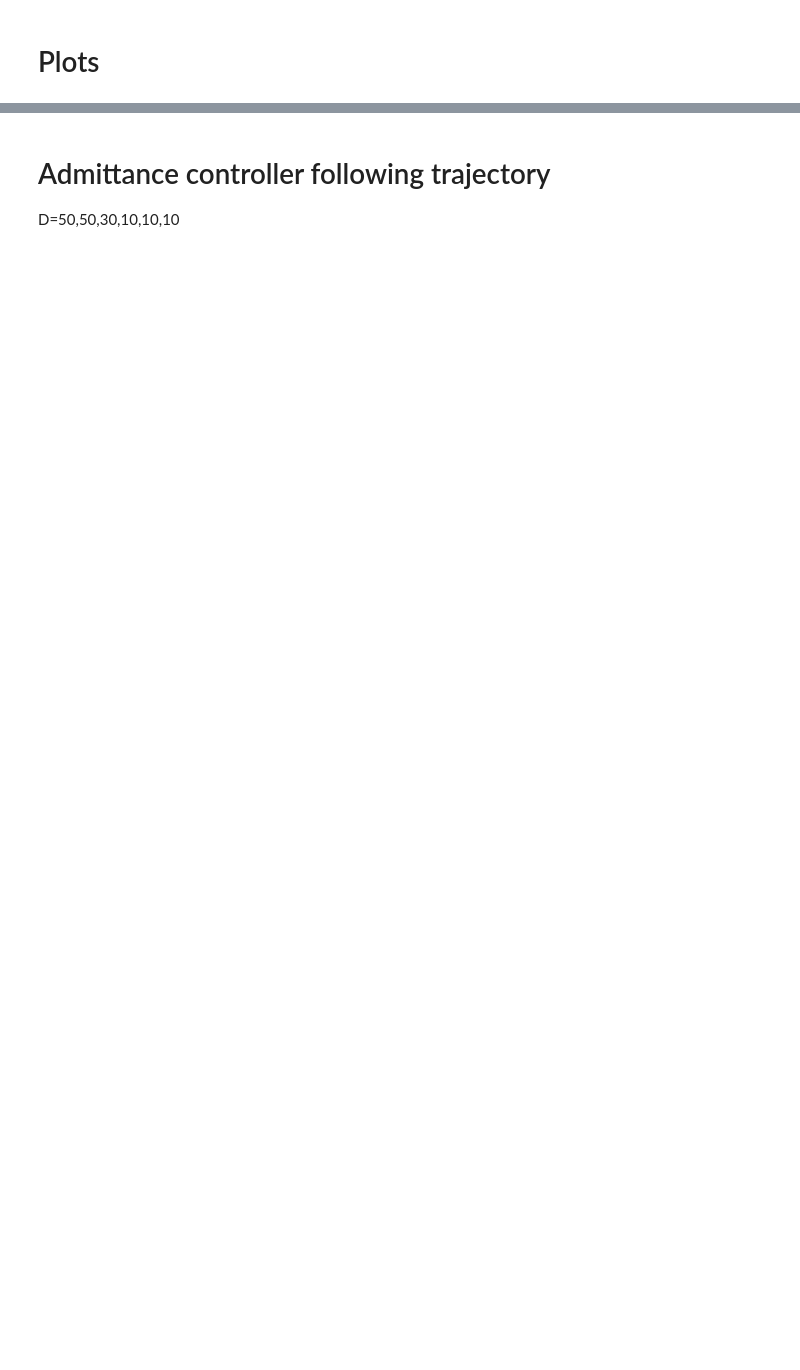
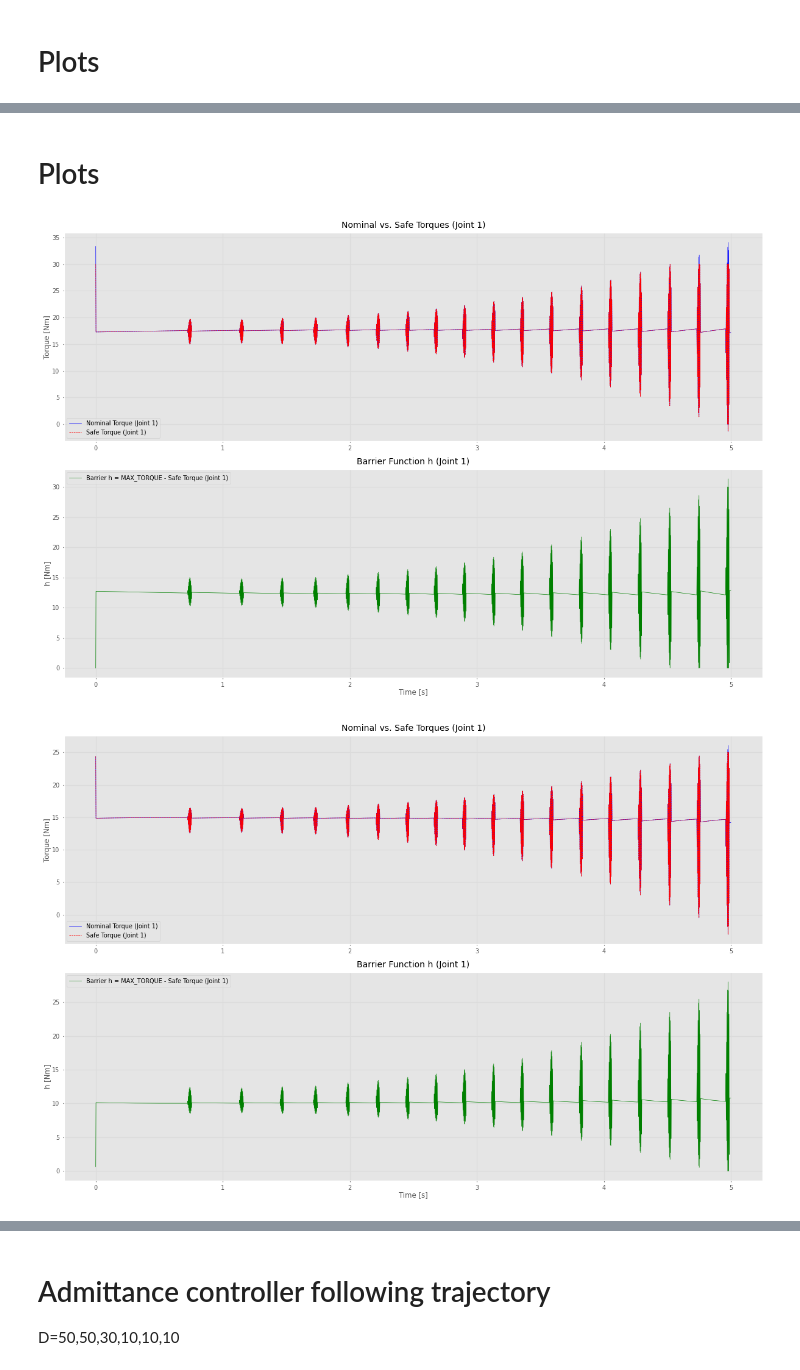
Before and after one commit to viktorsandersen/Thesis-sims, a Jupyter notebook: Admittance_controller_using_torque_actuators.ipynb, the cells around one changed output, grey strips where cells are left out. Saved outputs shown, nothing was run; the diff lists cells and outputs as text; code cells hidden in the pictures; blank space fills up the shorter version.

```diff
--- a/Admittance_controller_using_torque_actuators.ipynb
+++ b/Admittance_controller_using_torque_actuators.ipynb
@@ -269,8 +298,7 @@ axs[2].set_title('Acceleration in Y direction')'''
 # %%
 # Use the inverse kinematics to make a start pose for the robot
 #ctr[0] = ctr[0] + np.array([0, 1, 0])
-
-sol = ur5e.invkin(ctr[1800])
+sol = ur5e.invkin(ctr[0])
 print(sol.q)
 #sol.q = sol.q + np.array([0, 0, 0, 0, 0, 0])
 #print(sol.q + np.array([0, 0, 1, 0, 0, 0]))
@@ -281,4 +309,4 @@ renderer.update_scene(ur5e.d, camera="fixed", scene_option=dict())
 # show image
 media.show_image(renderer.render())
 # joints pose
-# 0.27174445, -1.40474226, -2.07800756, -1.2296391,   1.57079635,  1.84254078
+#[ 0.46362935 -1.63647675 -1.8596509  -1.2162613   1.57079635  2.03442568] # CBF
@@ -292,8 +323,8 @@ from tqdm import tqdm
 
 
 # Define Admittance Control Matrices
-M_diag = np.array([10.0, 10.0, 5.0, 1.0, 1.0, 1.0])  # Reduce mass in Z for faster descent
-D_diag = np.array([15, 15, 15, 2, 2, 2])  # Reduce damping for less resistance
+M_diag = np.array([5.0, 5.0, 5.0, 5.0, 5.0, 5.0])  # Reduce mass in Z for faster descent
+D_diag = np.array([50, 50, 50, 10, 10, 10])  # Reduce damping for less resistance
 K_diag = np.array([0, 0, 0, 0, 0, 0])  # Stiffness matrix (set to zero for full admittance)
 
 
@@ -302,8 +333,8 @@ D = np.diag(D_diag)
 K = np.diag(K_diag)
 
 # Compliance parameters
-deathband_force = 2.0
-deathband_torque = 0.15
+#deathband_force = 2.0
+#deathband_torque = 0.15
 compliance_vector = np.array([1, 1, 1, 1, 1, 1])
 
 # Initialize error terms
@@ -312,7 +343,7 @@ v_e = np.zeros(6)  # Velocity error
 v_e_last = np.zeros(6)  # Previous velocity
 
 showVideo = True
-duration = 10  # seconds
+duration = 5  # seconds
 framerate = 30  # Hz
 stepsize = ur5e.m.opt.timestep
 n_steps = int(np.ceil(duration / stepsize))
@@ -333,8 +364,10 @@ force_log = []  # to store the first 3 components of the external force
 
 
 # Reset MuJoCo Simulation
+#sol = np.array([0.27174445, -1.40474226, -2.07800756, -1.2296391, 1.57079635, 1.84254078])
 mujoco.mj_resetData(ur5e.m, ur5e.d)
 ur5e.d.qpos[:] = sol.q
+#sol.qvel[:] = 0.0
 mujoco.mj_forward(ur5e.m, ur5e.d)
 
 progress_bar = tqdm(total=duration)
@@ -353,6 +386,7 @@ while ur5e.d.time < duration and idx < n_steps:
     contact_points, contact_forces, _, _, _ = ur5e.get_contact_info()
     if len(contact_forces):
         f_ext[:3] = contact_forces[0]
+    #f_ext[2] = -0.05  # Add gravity force
 
     # Apply compliance selection
     f_ext *= compliance_vector
@@ -436,0 +659,57 @@ plt.show()
+# %% [markdown]
+# Plots
+# %%
+# Plotting: Nominal Torques, Safe Torques, and Barrier Function h
+# -------------------------------
+time_array = np.array(time_log)
+
+# For demonstration, we plot data for joint 1 (index 0). You can extend to all joints.
+plt.figure(figsize=(12, 8))
+
+# Plot nominal and safe torques for joint 1
+plt.subplot(2,1,1)
+plt.plot(time_array, tau_nom_log[:,1], 'b-', label='Nominal Torque (Joint 1)')
+plt.plot(time_array, tau_safe_log[:,1], 'r--', label='Safe Torque (Joint 1)')
+plt.ylabel('Torque [Nm]')
+plt.title('Nominal vs. Safe Torques (Joint 1)')
+plt.legend()
+plt.grid(True)
+
+# Plot barrier function h for joint 1: h = MAX_TORQUE[0] - safe torque.
+plt.subplot(2,1,2)
+plt.plot(time_array, h_log[:,1], 'g-', label='Barrier h = MAX_TORQUE - Safe Torque (Joint 1)')
+plt.xlabel('Time [s]')
+plt.ylabel('h [Nm]')
+plt.title('Barrier Function h (Joint 1)')
+plt.legend()
+plt.grid(True)
+
+plt.tight_layout()
+plt.show()
+
+# For demonstration, we plot data for joint 1 (index 0). You can extend to all joints.
+plt.figure(figsize=(12, 8))
+
+# Plot nominal and safe torques for joint 1
+plt.subplot(2,1,1)
+plt.plot(time_array, tau_nom_log[:,2], 'b-', label='Nominal Torque (Joint 1)')
+plt.plot(time_array, tau_safe_log[:,2], 'r--', label='Safe Torque (Joint 1)')
+plt.ylabel('Torque [Nm]')
+plt.title('Nominal vs. Safe Torques (Joint 1)')
+plt.legend()
+plt.grid(True)
+
+# Plot barrier function h for joint 1: h = MAX_TORQUE[0] - safe torque.
+plt.subplot(2,1,2)
+plt.plot(time_array, h_log[:,2], 'g-', label='Barrier h = MAX_TORQUE - Safe Torque (Joint 1)')
+plt.xlabel('Time [s]')
+plt.ylabel('h [Nm]')
+plt.title('Barrier Function h (Joint 1)')
+plt.legend()
+plt.grid(True)
+
+plt.tight_layout()
+plt.show()
+# %% [output]
+[figure, added]
+[figure, added]
```
Also changed, not shown: parts of 37 cells of this notebook.
